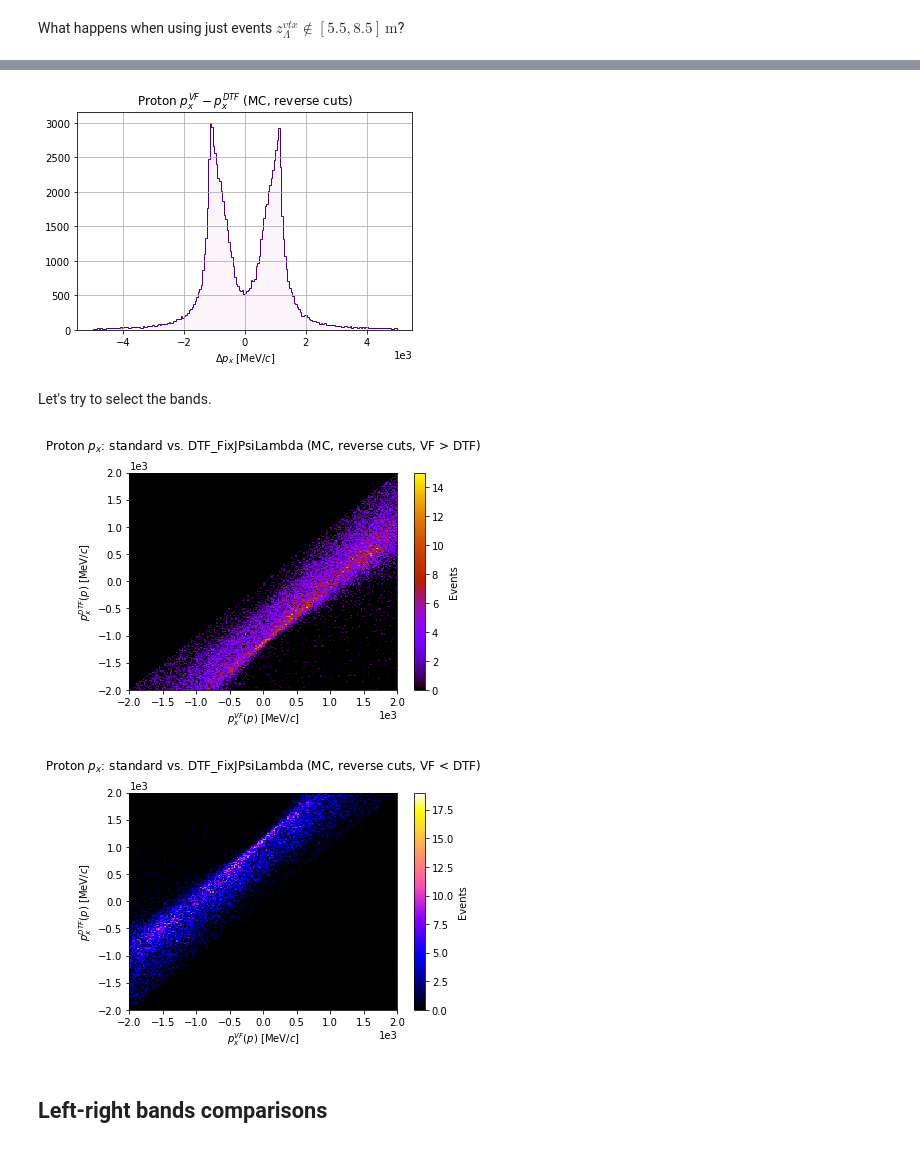
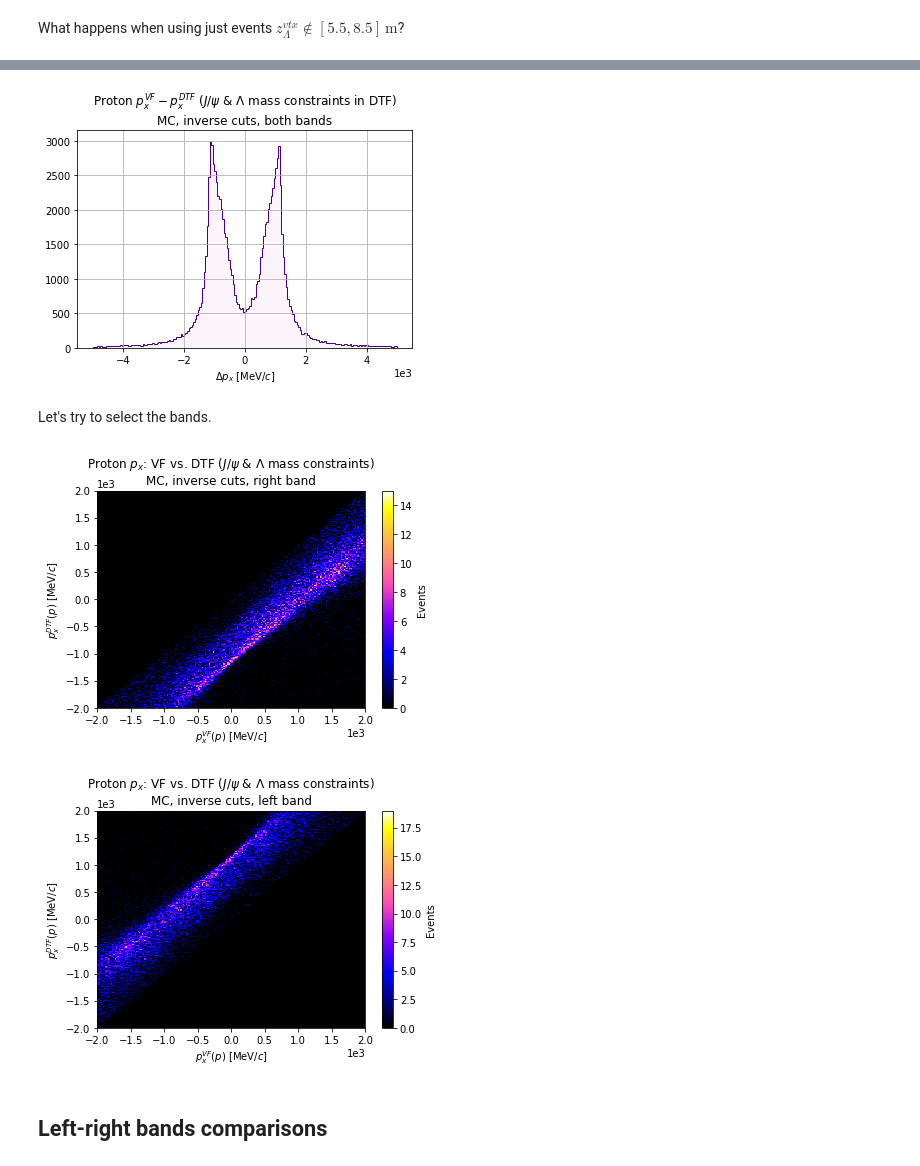
Before and after one commit to alatios/lb2jpsil_preliminary-variable-studies, a Jupyter notebook: JN_Proton_momenta_anomalies.ipynb, the cells around one changed output, grey strips where cells are left out. Drawn from its saved outputs; the diff is of its cells as text; code cells hidden in the pictures.

```diff
--- a/JN_Proton_momenta_anomalies.ipynb
+++ b/JN_Proton_momenta_anomalies.ipynb
@@ -298,17 +298,17 @@ plt.show()
 # %%
 plt.hist(df_MC_ReverseFiltered['p_PX'] - df_MC_ReverseFiltered['DTF_FixJPsiLambda_p_PX'],
          range=(-5000,5000), bins=200,
          histtype='stepfilled',
          edgecolor='indigo',
          color=mcolors.to_rgba('plum', alpha=0.1)
 )
 plt.grid()
 plt.xlabel("$\Delta p_x$ [MeV/$c$]")
-plt.title("Proton $p_x^{VF} - p_x^{DTF}$ (MC, reverse cuts)")
+plt.title("Proton $p_x^{VF} - p_x^{DTF}$ ($J/\psi$ & $\Lambda$ mass constraints in DTF)\nMC, inverse cuts, both bands")
 plt.ticklabel_format(axis="x", style="sci", scilimits=(0,0))
 plt.show()
 # %% [output]
-[figure, old version]
+[figure, new version]
 # %% [markdown]
 Let's try to select the bands.
 # %%
@@ -320,11 +320,11 @@ df_MC_ReverseFiltered_Left = df_MC_ReverseFiltered.loc[
     df_MC_ReverseFiltered['p_PX'] - df_MC_ReverseFiltered['DTF_FixJPsiLambda_p_PX'] < 0
 ]
 # %%
-plt.hist2d(df_MC_ReverseFiltered_Right['p_PX'], df_MC_ReverseFiltered_Right['DTF_FixJPsiLambda_p_PX'], bins=200, cmap='gnuplot',
+plt.hist2d(df_MC_ReverseFiltered_Right['p_PX'], df_MC_ReverseFiltered_Right['DTF_FixJPsiLambda_p_PX'], bins=200, cmap='gnuplot2',
           range=[[-2e3,2e3],[-2e3,2e3]])
 plt.xlabel("$p_x^{VF}(p)$ [MeV/$c$]")
 plt.ylabel("$p_x^{DTF}(p)$ [MeV/$c$]")
-plt.title("Proton $p_x$: standard vs. DTF_FixJPsiLambda (MC, reverse cuts, VF > DTF)\n")
+plt.title("Proton $p_x$: VF vs. DTF ($J/\psi$ & $\Lambda$ mass constraints)\nMC, inverse cuts, right band")
 plt.colorbar(label='Events')
 plt.ticklabel_format(axis="x", style="sci", scilimits=(0,0))
 plt.ticklabel_format(axis="y", style="sci", scilimits=(0,0))
@@ -334,14 +334,14 @@ plt.hist2d(df_MC_ReverseFiltered_Left['p_PX'], df_MC_ReverseFiltered_Left['DTF_F
           range=[[-2e3,2e3],[-2e3,2e3]])
 plt.xlabel("$p_x^{VF}(p)$ [MeV/$c$]")
 plt.ylabel("$p_x^{DTF}(p)$ [MeV/$c$]")
-plt.title("Proton $p_x$: standard vs. DTF_FixJPsiLambda (MC, reverse cuts, VF < DTF)\n")
+plt.title("Proton $p_x$: VF vs. DTF ($J/\psi$ & $\Lambda$ mass constraints)\nMC, inverse cuts, left band")
 plt.colorbar(label='Events')
 plt.ticklabel_format(axis="x", style="sci", scilimits=(0,0))
 plt.ticklabel_format(axis="y", style="sci", scilimits=(0,0))
 plt.show()
 # %% [output]
-[figure, old version]
+[figure, new version]
-[figure, old version]
+[figure, new version]
 # %% [markdown]
 ## Left-right bands comparisons
 # %% [markdown]
```
Also changed, not shown: parts of 30 cells of this notebook.
